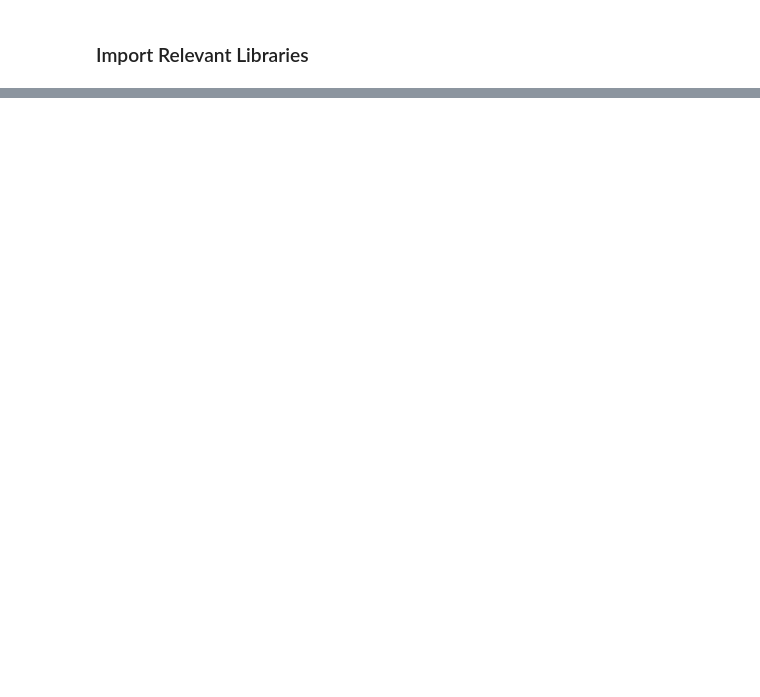
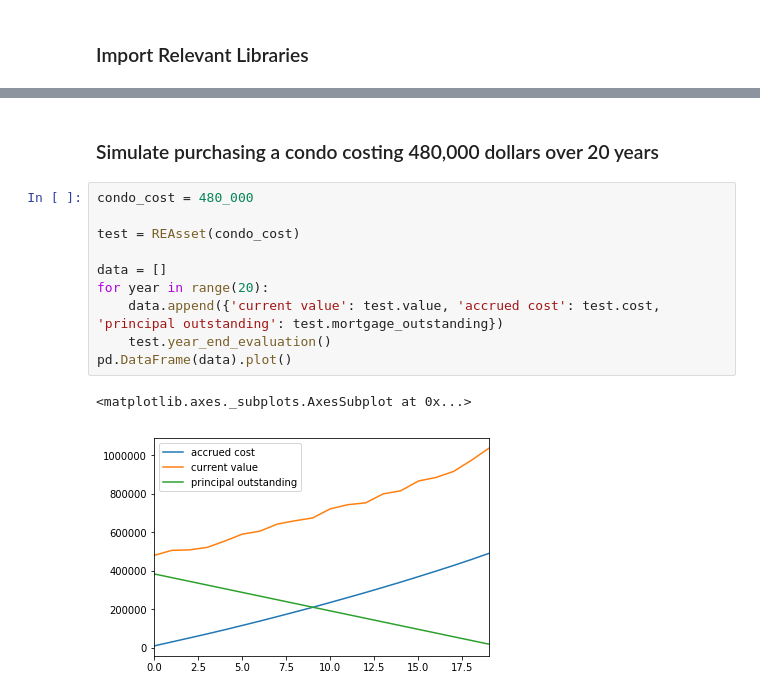
Before and after one commit to oliverfoster27/Monte-Carlo-Real-Estate, a Jupyter notebook: Analysis.ipynb, the cells around one changed output, grey strips where cells are left out. Drawn from its saved outputs; the diff is of its cells as text; blank space fills up the shorter version.

```diff
--- a/Analysis.ipynb
+++ b/Analysis.ipynb
@@ -77,0 +70,15 @@ array([[<matplotlib.axes._subplots.AxesSubplot object at 0x...>]],
+# %% [markdown]
+### Simulate purchasing a condo costing 480,000 dollars over 20 years
+# %%
+condo_cost = 480_000
+
+test = REAsset(condo_cost)
+
+data = []
+for year in range(20):
+    data.append({'current value': test.value, 'accrued cost': test.cost, 'principal outstanding': test.mortgage_outstanding})
+    test.year_end_evaluation()
+pd.DataFrame(data).plot()
+# %% [output]
+<matplotlib.axes._subplots.AxesSubplot at 0x...>
+[figure, added]
```
Also changed, not shown: parts of 20 cells of this notebook, 1 other file.
